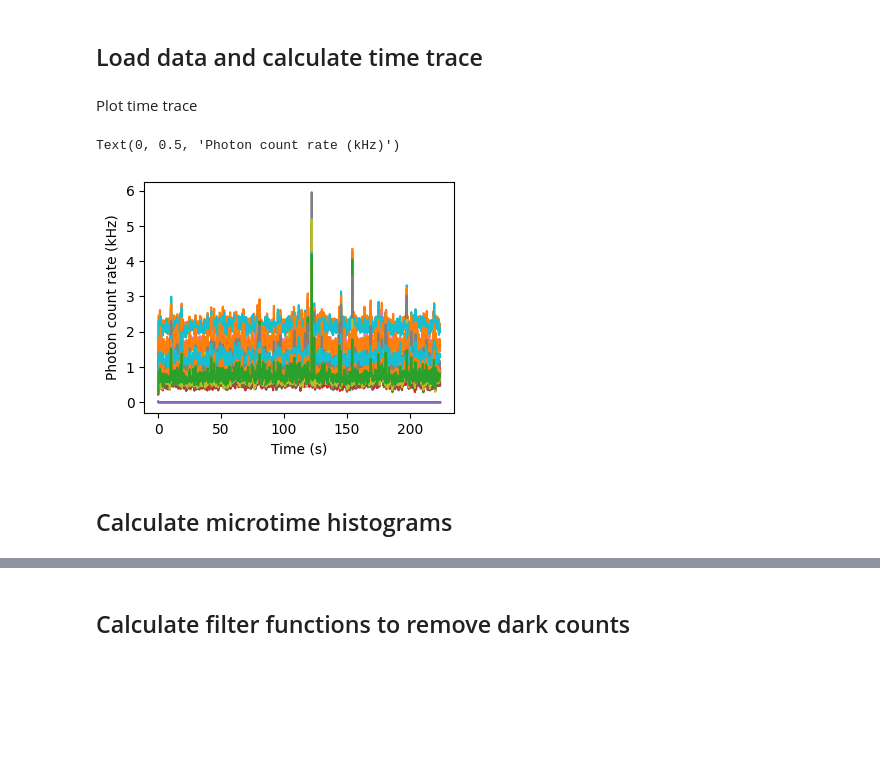
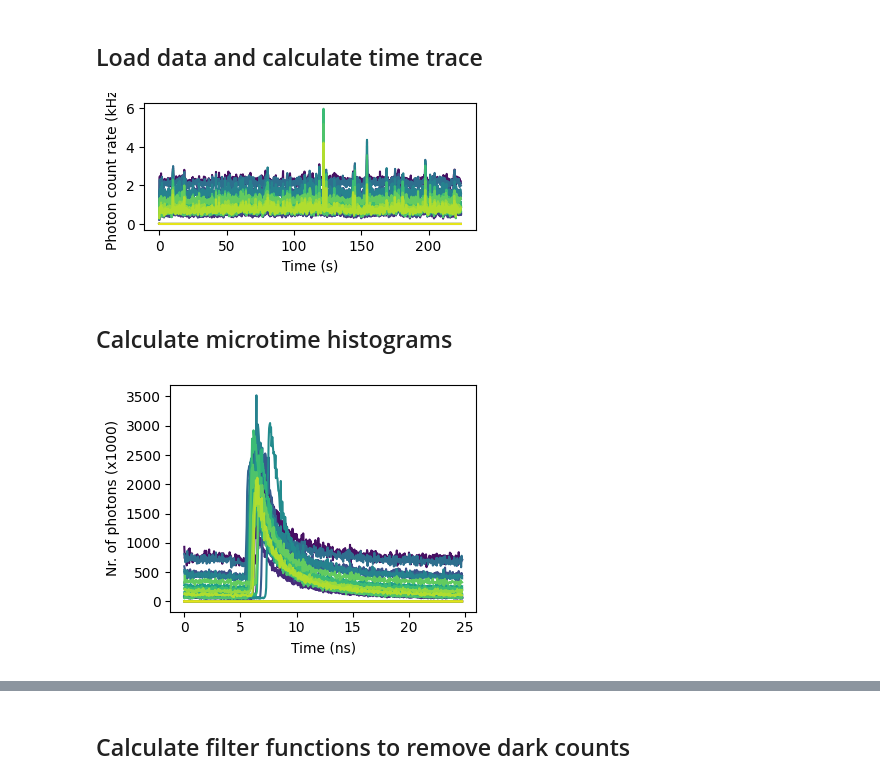
Before and after one commit to VicidominiLab/BrightEyes-FFS, a Jupyter notebook: example_notebooks/03_Example_FLFS.ipynb, the cells around one changed output, grey strips where cells are left out. Drawn from its saved outputs; the diff is of its cells as text; code cells hidden in the pictures; blank space fills up the shorter version.

```diff
--- a/example_notebooks/03_Example_FLFS.ipynb
+++ b/example_notebooks/03_Example_FLFS.ipynb
@@ -50,15 +34,8 @@ for det in range(n_ch):
-# %% [markdown]
-Plot time trace
-# %%
-fig = plt.figure(figsize=(4,3))
-for i in range(n_ch):
-    plt.plot(timeBins[:-1], time_trace[:,i] / (timeBins[2] - timeBins[1]) / 1e3)
-ymin = np.min(time_trace)
-ymax = np.max(time_trace)
-plt.xlabel('Time (s)')
-plt.ylabel('Photon count rate (kHz)')
-# %% [output]
-Text(0, 0.5, 'Photon count rate (kHz)')
-[figure, removed]
+# %%
+n_ch = 25
+raw_data=load_atimes_data(file, channels=n_ch, perform_calib=False)
+plot_atimetrace(raw_data, figsize=(4,2), cmap='viridis', maxseg=1000, return_fig=False)
+# %% [output]
+[figure, added]
 # %% [markdown]
 ## Calculate microtime histograms
@@ -78,0 +42,5 @@ for det in range(n_ch):
+# %%
+raw_data.calc_hist(ttm_correction=True, bintime=25000/576, laser_freq=40e6)
+plot_atimeshist(raw_data)
+# %% [output]
+[figure, added]
```
Also changed, not shown: parts of 22 cells of this notebook, 18 other files.
